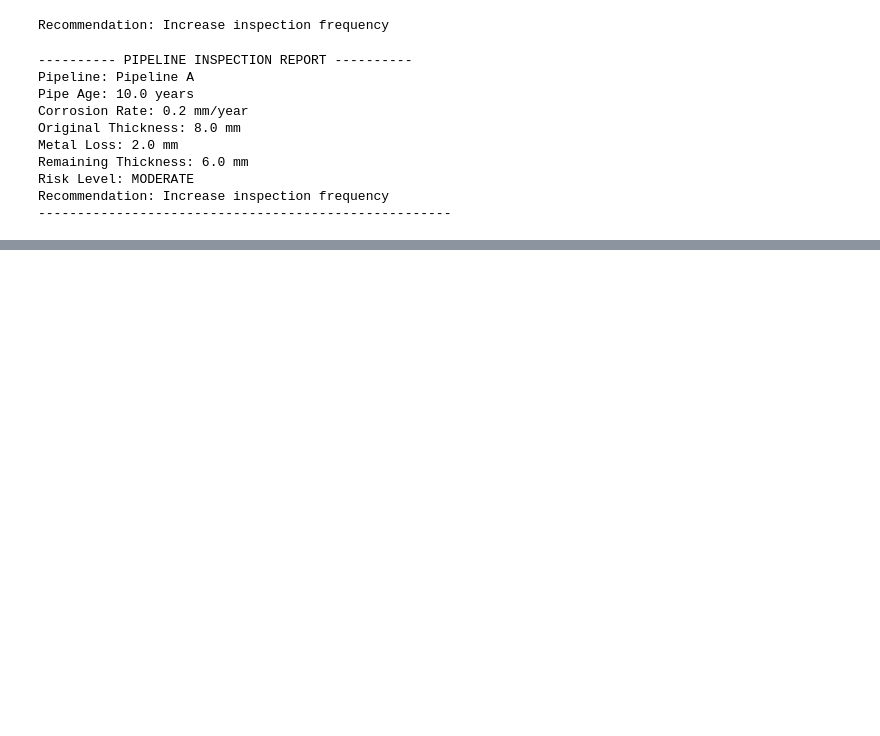
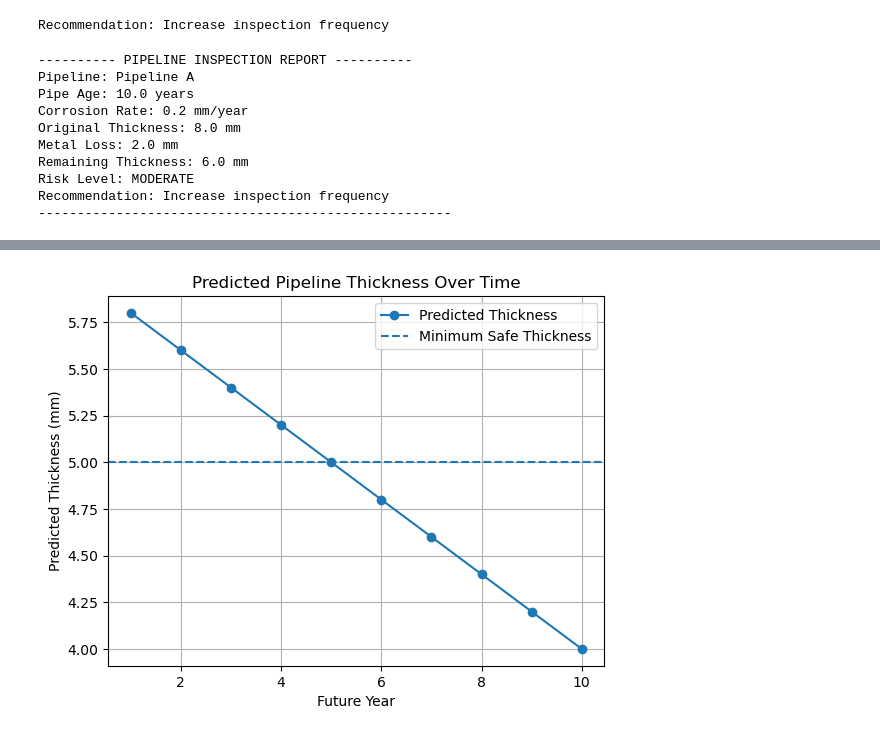
Before and after one commit to mashiwalissah7-cloud/Pipeline-Corrosion-Prediction, a Jupyter notebook: Pipeline_Corrosion_Prediction.ipynb, the cells around one changed output, grey strips where cells are left out. Cells and saved outputs as stored; diff of their text form; code cells hidden in the pictures; blank space fills up the shorter version.

Commit message:
Update Pipeline_Corrosion_Prediction.ipynb
Added remaining life prediction, RBI assessment, and visualization

```diff
--- a/Pipeline_Corrosion_Prediction.ipynb
+++ b/Pipeline_Corrosion_Prediction.ipynb
@@ -128,0 +443,18 @@ Recommendation: Increase inspection frequency
+# %%
+# Section 17: Future Thickness Table
+
+future_years = []
+predicted_thicknesses = []
+
+for year in range(1, 11):
+    predicted_thickness = remaining_thickness - (corrosion_rate * year)
+
+    future_years.append(year)
+    predicted_thicknesses.append(predicted_thickness)
+
+future_thickness_table = pd.DataFrame({
+    "Future Year": future_years,
+    "Predicted Thickness (mm)": predicted_thicknesses
+})
+
+future_thickness_table
@@ -128,0 +473,23 @@ Recommendation: Increase inspection frequency
+# %%
+# Section 18: Future Thickness Visualization
+
+import matplotlib.pyplot as plt
+
+plt.plot(future_years, predicted_thicknesses, marker="o", label="Predicted Thickness")
+
+plt.axhline(
+    y=minimum_safe_thickness,
+    linestyle="--",
+    label="Minimum Safe Thickness"
+)
+
+plt.title("Predicted Pipeline Thickness Over Time")
+plt.xlabel("Future Year")
+plt.ylabel("Predicted Thickness (mm)")
+
+plt.legend()
+plt.grid(True)
+
+plt.show()
+# %% [output]
+[figure, added]
```
Also changed, not shown: parts of 10 cells of this notebook.
